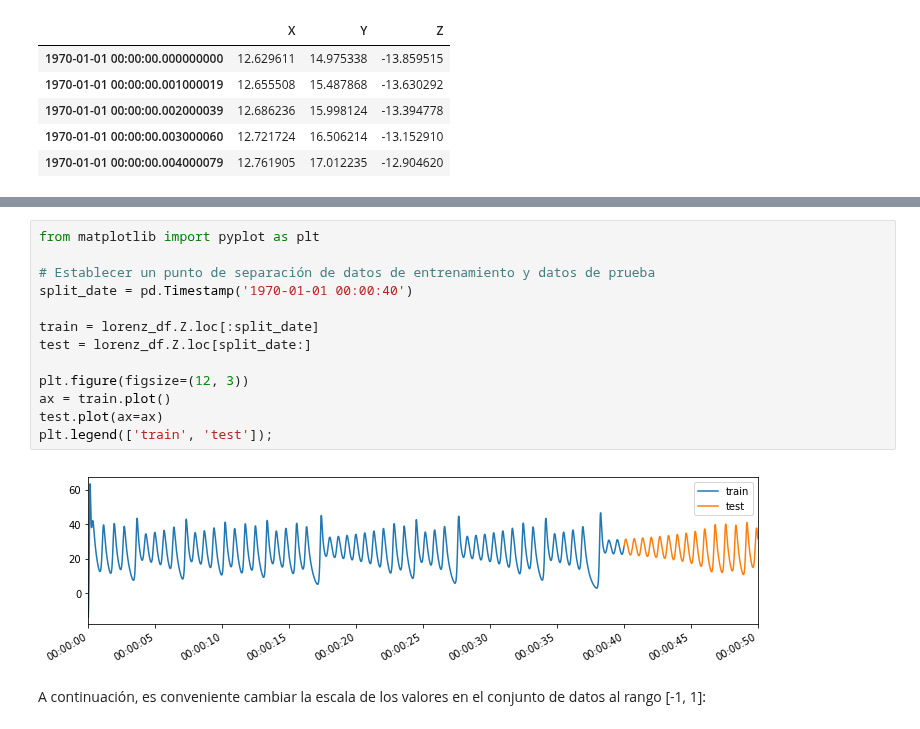
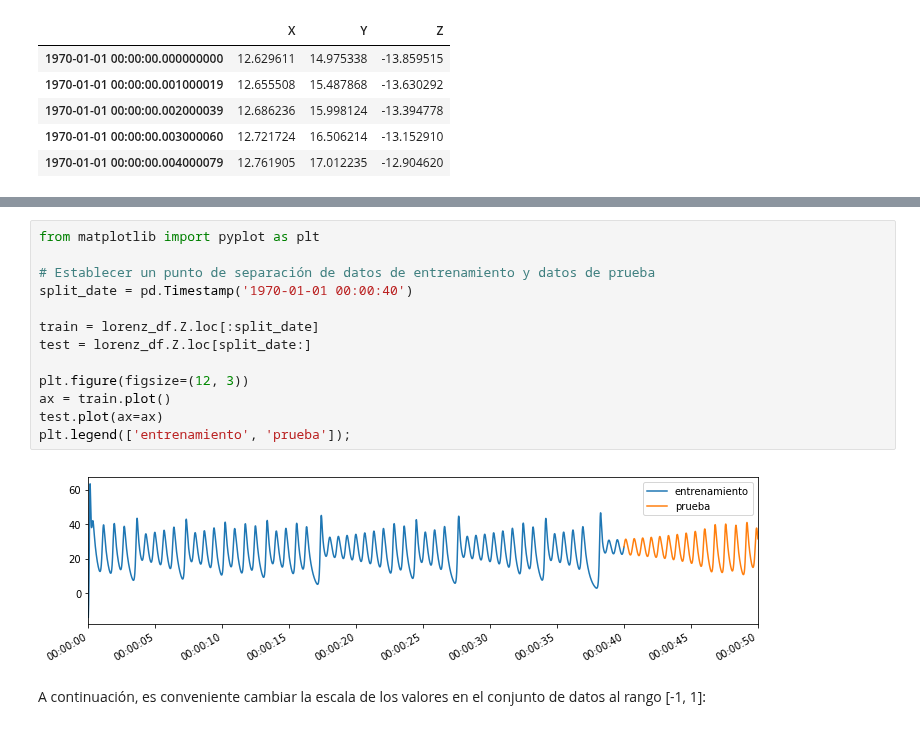
Before and after one commit to rsotoc/pattern-recognition, a Jupyter notebook: 18B. RNA - TensorFlow.ipynb, the cells around one changed output, grey strips where cells are left out. Drawn from its saved outputs; the diff is of its cells as text.

```diff
--- a/18B. RNA - TensorFlow.ipynb
+++ b/18B. RNA - TensorFlow.ipynb
@@ -315,18 +312,18 @@ El primer paso es separar este conjunto de datos en datos de entrenamiento y dat
 # %%
 from matplotlib import pyplot as plt
 
 # Establecer un punto de separación de datos de entrenamiento y datos de prueba
 split_date = pd.Timestamp('1970-01-01 00:00:40')
 
 train = lorenz_df.Z.loc[:split_date]
 test = lorenz_df.Z.loc[split_date:]
 
 plt.figure(figsize=(12, 3))
 ax = train.plot()
 test.plot(ax=ax)
-plt.legend(['train', 'test']);
+plt.legend(['entrenamiento', 'prueba']);
 # %% [output]
-[figure, old version]
+[figure, new version]
 # %% [markdown]
 A continuación, es conveniente cambiar la escala de los valores en el conjunto de datos al rango [-1, 1]:
 # %%
```
Also changed, not shown: parts of 7 cells of this notebook, 6 other files.
